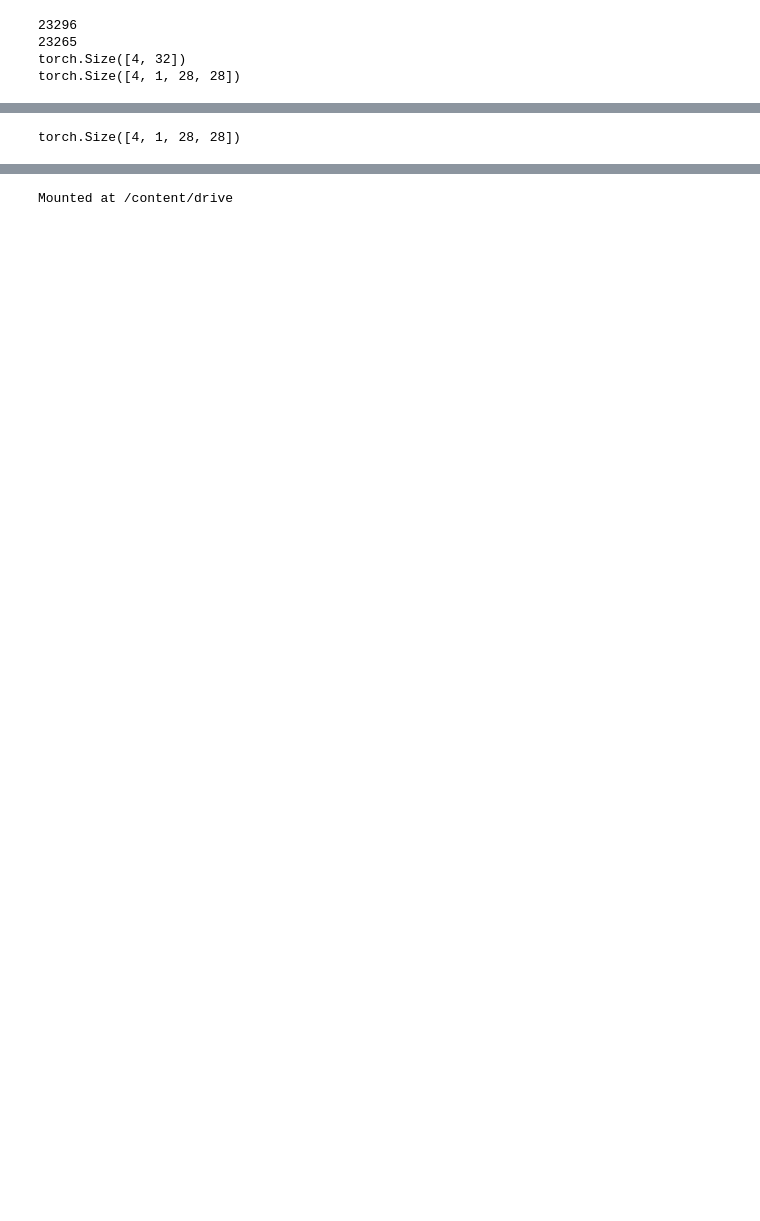
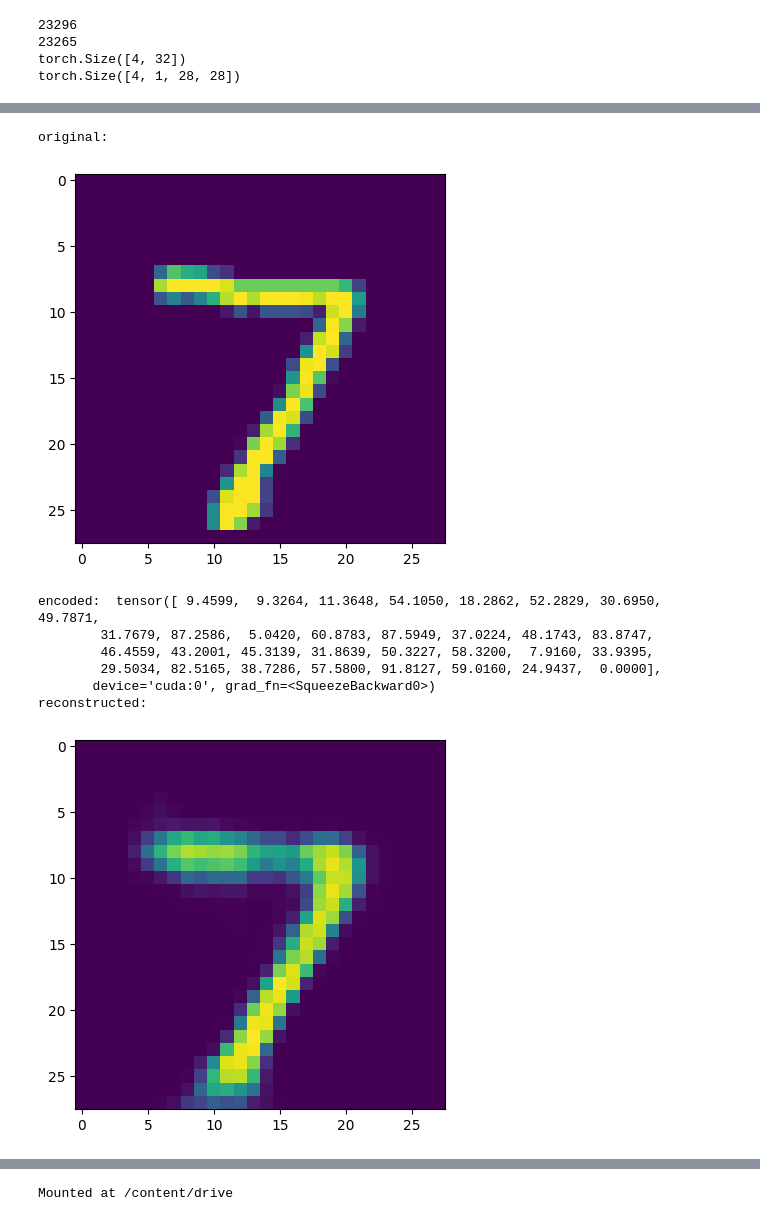
Before and after one commit to eisbetterthanpi/pytorch, a Jupyter notebook: conv_autoencoder.ipynb, the cells around one changed output, grey strips where cells are left out. Drawn from its saved outputs; the diff is of its cells as text; code cells hidden in the pictures; blank space fills up the shorter version.

```diff
--- a/conv_autoencoder.ipynb
+++ b/conv_autoencoder.ipynb
@@ -118,16 +150,17 @@ torch.Size([4, 1, 28, 28])
 # %%
 # @title train
 loss_function = torch.nn.MSELoss()
-optimizer = torch.optim.SGD(model.parameters(), lr = 1e-1, momentum=0.9)
+# optimizer = torch.optim.SGD(model.parameters(), lr = 1e-1, momentum=0.9)
 # optimizer = torch.optim.Adam(model.parameters(), lr = 1e-3, weight_decay = 1e-8)
 # scheduler = torch.optim.lr_scheduler.StepLR(optimizer, step_size=3, gamma=0.1)
-scheduler = torch.optim.lr_scheduler.ExponentialLR(optimizer, gamma=0.7)
+# scheduler = torch.optim.lr_scheduler.ExponentialLR(optimizer, gamma=0.7)
+optimizer = torch.optim.AdamW(model.parameters(), 1e-4, (0.9, 0.95)) # lr = 1e-3
 
-epochs = 10
-outputs = []
-losses = []
-model.train()
-for epoch in range(epochs):
+
+def train(model, train_loader, loss_function, optimizer):
+    outputs = []
+    losses = []
+    model.train()
     for image, _ in train_loader:
         image = image.to(device)#.reshape(-1, 28*28)
         reconstructed = model(image)
@@ -136,7 +169,9 @@ for epoch in range(epochs):
         loss.backward()
         optimizer.step()
         losses.append(loss.cpu())
-    scheduler.step()
+        try: wandb.log({"loss": loss.item()})
+        except: pass
+    # scheduler.step()
     lr=optimizer.param_groups[0]["lr"]
     # print(lr)
     print("loss: ",sum(losses[-batch_size:]).item()/batch_size)
@@ -152,3 +187,16 @@ for epoch in range(epochs):
 # loss:  0.005621504969894886
 # loss:  0.009382324293255806
 # loss:  0.007828746922314167
+
+epochs = 10
+for epoch in range(epochs):
+    train(model, train_loader, loss_function, optimizer)
+    encoded = model.encode(item[0].unsqueeze(0).to(device))
+    print("encoded: ",encoded)
+    reconstructed = model.decode(encoded.unsqueeze(0))
+
+    print("reconstructed:")
+    # reconstructed = reconstructed.reshape(-1, 28, 28)
+    # reconstructed = reconstructed.unsqueeze(0)
+    plt.imshow(reconstructed.detach().cpu().squeeze())
+    plt.show()
@@ -166,30 +203,35 @@ loss:  0.009343981742858887
-# %%
-# print(item[0].shape)
-print(image.shape)
-# %% [output]
-torch.Size([4, 1, 28, 28])
 # %%
 # @title evaluate
 
-# dataiter = iter(test_data)
+dataiter = iter(test_data)
 item, labels = next(dataiter) # images, labels
 # item = item.reshape(-1, 28, 28)
 print("original:")
 plt.imshow(item.cpu()[0])
 plt.show()
 
 model.eval()
 # reconstructed = model(item[0].flatten().to(device))
 # encoded = model.encode(item[0].flatten().to(device))
 encoded = model.encode(item[0].unsqueeze(0).to(device))
 print("encoded: ",encoded)
 reconstructed = model.decode(encoded.unsqueeze(0))
 
 print("reconstructed:")
 # reconstructed = reconstructed.reshape(-1, 28, 28)
 # reconstructed = reconstructed.unsqueeze(0)
 plt.imshow(reconstructed.detach().cpu().squeeze())
 plt.show()
+# %% [output]
+original:
+[figure, added]
+encoded:  tensor([ 9.4599,  9.3264, 11.3648, 54.1050, 18.2862, 52.2829, 30.6950, 49.7871,
+        31.7679, 87.2586,  5.0420, 60.8783, 87.5949, 37.0224, 48.1743, 83.8747,
+        46.4559, 43.2001, 45.3139, 31.8639, 50.3227, 58.3200,  7.9160, 33.9395,
+        29.5034, 82.5165, 38.7286, 57.5800, 91.8127, 59.0160, 24.9437,  0.0000],
+       device='cuda:0', grad_fn=<SqueezeBackward0>)
+reconstructed:
+[figure, added]
 # %%
 
 name='agent_convt.pth'
```
Also changed, not shown: parts of 11 cells of this notebook.
